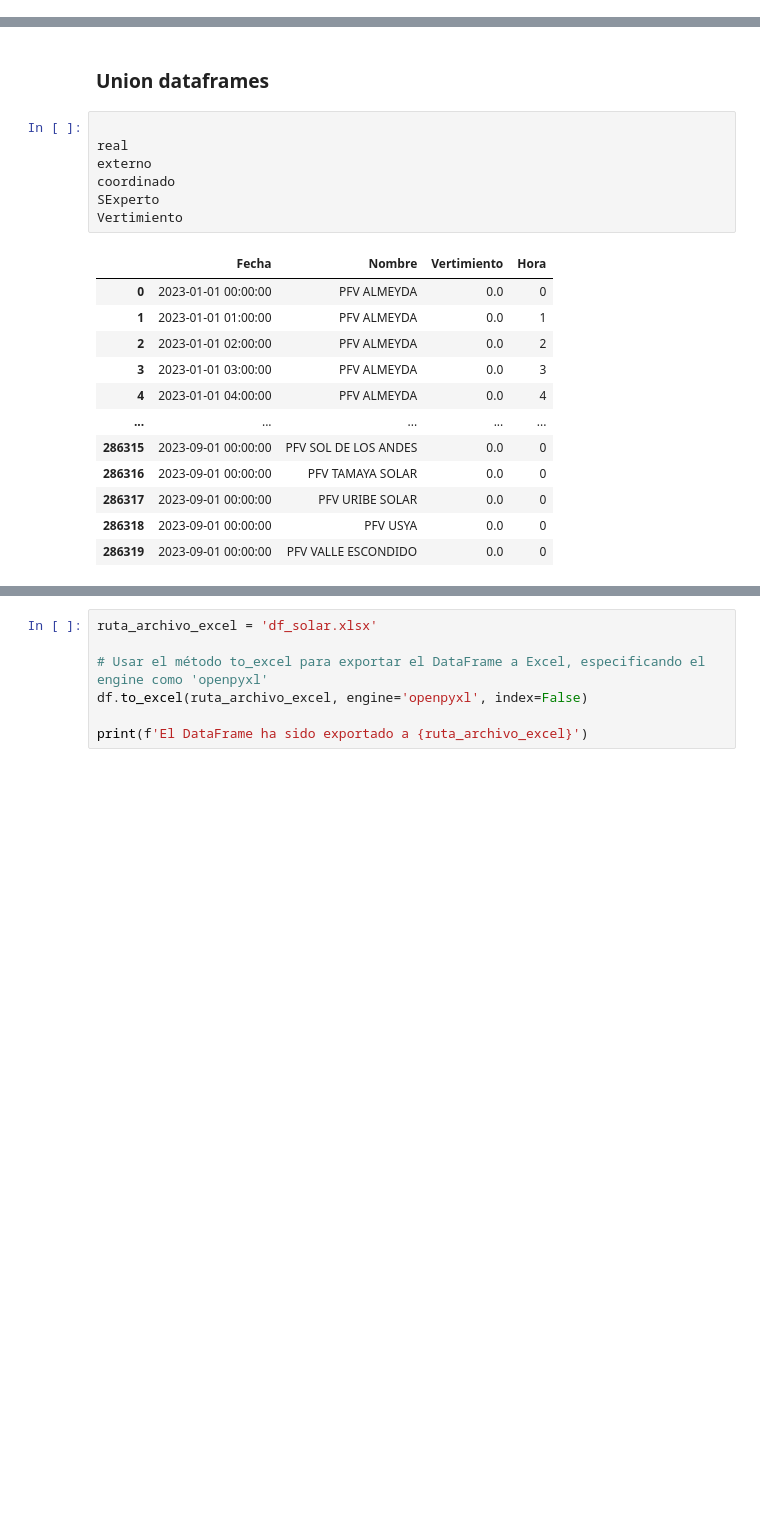
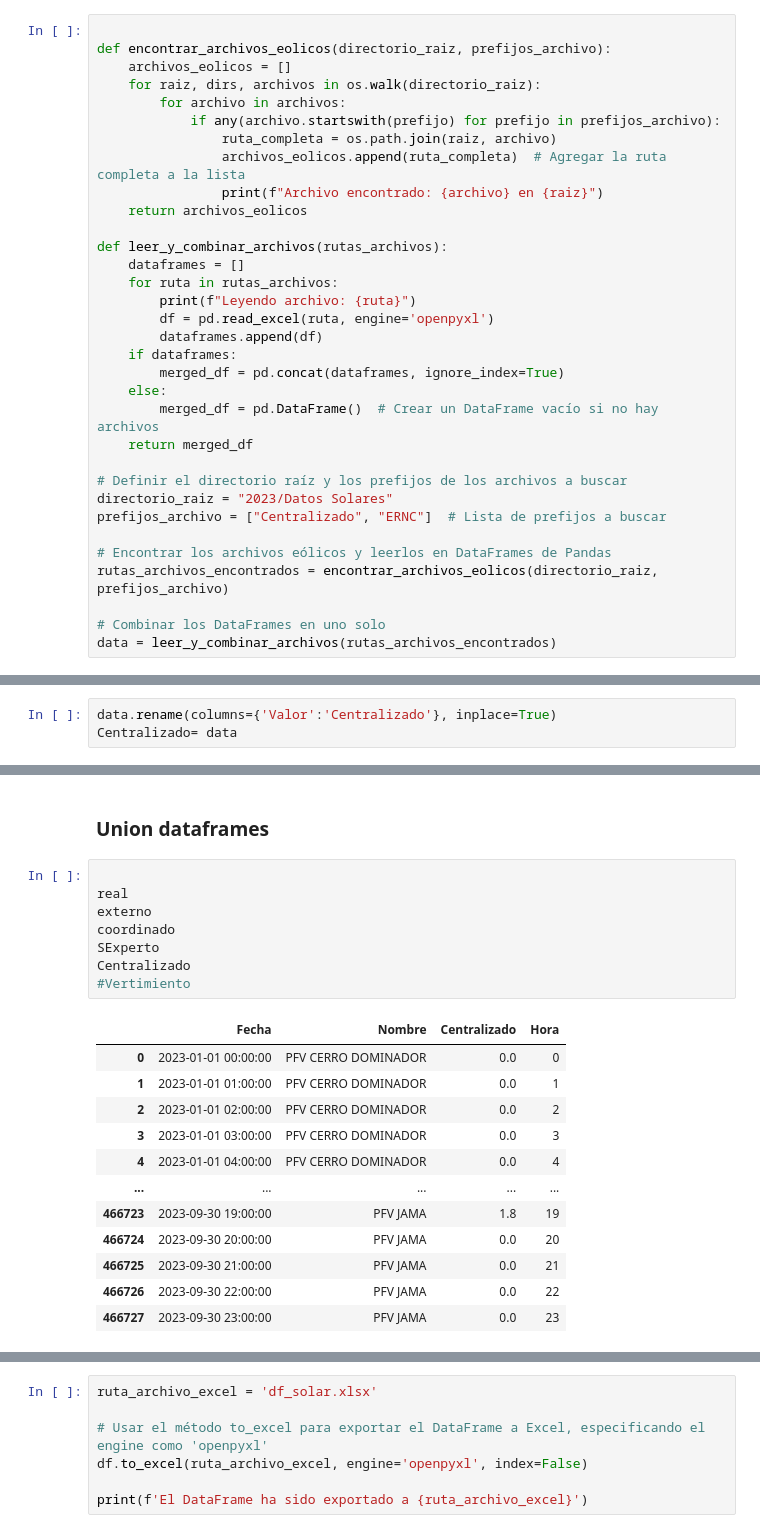
Before and after one commit to Ismael-Rods/Memoria, a Jupyter notebook: Recopilacion_datos.ipynb, the cells around one changed output, grey strips where cells are left out. Cells and saved outputs as stored; diff of their text form; blank space fills up the shorter version.

```diff
--- a/Recopilacion_datos.ipynb
+++ b/Recopilacion_datos.ipynb
@@ -681,0 +684,33 @@ Name: SExperto, dtype: float64
+# %%
+
+def encontrar_archivos_eolicos(directorio_raiz, prefijos_archivo):
+    archivos_eolicos = []
+    for raiz, dirs, archivos in os.walk(directorio_raiz):
+        for archivo in archivos:
+            if any(archivo.startswith(prefijo) for prefijo in prefijos_archivo):
+                ruta_completa = os.path.join(raiz, archivo)
+                archivos_eolicos.append(ruta_completa)  # Agregar la ruta completa a la lista
+                print(f"Archivo encontrado: {archivo} en {raiz}")
+    return archivos_eolicos
+
+def leer_y_combinar_archivos(rutas_archivos):
+    dataframes = []
+    for ruta in rutas_archivos:
+        print(f"Leyendo archivo: {ruta}")
+        df = pd.read_excel(ruta, engine='openpyxl')
+        dataframes.append(df)
+    if dataframes:
+        merged_df = pd.concat(dataframes, ignore_index=True)
+    else:
+        merged_df = pd.DataFrame()  # Crear un DataFrame vacío si no hay archivos
+    return merged_df
+
+# Definir el directorio raíz y los prefijos de los archivos a buscar
+directorio_raiz = "2023/Datos Solares"
+prefijos_archivo = ["Centralizado", "ERNC"]  # Lista de prefijos a buscar
+
+# Encontrar los archivos eólicos y leerlos en DataFrames de Pandas
+rutas_archivos_encontrados = encontrar_archivos_eolicos(directorio_raiz, prefijos_archivo)
+
+# Combinar los DataFrames en uno solo
+data = leer_y_combinar_archivos(rutas_archivos_encontrados)
@@ -681,0 +751,3 @@ Name: SExperto, dtype: float64
+# %%
+data.rename(columns={'Valor':'Centralizado'}, inplace=True)
+Centralizado= data
@@ -820,20 +944,21 @@ Name: Vertimiento, dtype: float64
 # %%
 
 real
 externo
 coordinado
 SExperto
-Vertimiento
+Centralizado
+#Vertimiento
 # %% [output]
-|  | Fecha | Nombre | Vertimiento | Hora |
-| 0 | 2023-01-01 00:00:00 | PFV ALMEYDA | 0.0 | 0 |
-| 1 | 2023-01-01 01:00:00 | PFV ALMEYDA | 0.0 | 1 |
-| 2 | 2023-01-01 02:00:00 | PFV ALMEYDA | 0.0 | 2 |
-| 3 | 2023-01-01 03:00:00 | PFV ALMEYDA | 0.0 | 3 |
-| 4 | 2023-01-01 04:00:00 | PFV ALMEYDA | 0.0 | 4 |
+|  | Fecha | Nombre | Centralizado | Hora |
+| 0 | 2023-01-01 00:00:00 | PFV CERRO DOMINADOR | 0.0 | 0 |
+| 1 | 2023-01-01 01:00:00 | PFV CERRO DOMINADOR | 0.0 | 1 |
+| 2 | 2023-01-01 02:00:00 | PFV CERRO DOMINADOR | 0.0 | 2 |
+| 3 | 2023-01-01 03:00:00 | PFV CERRO DOMINADOR | 0.0 | 3 |
+| 4 | 2023-01-01 04:00:00 | PFV CERRO DOMINADOR | 0.0 | 4 |
 | ... | ... | ... | ... | ... |
-| 286315 | 2023-09-01 00:00:00 | PFV SOL DE LOS ANDES | 0.0 | 0 |
-| 286316 | 2023-09-01 00:00:00 | PFV TAMAYA SOLAR | 0.0 | 0 |
-| 286317 | 2023-09-01 00:00:00 | PFV URIBE SOLAR | 0.0 | 0 |
-| 286318 | 2023-09-01 00:00:00 | PFV USYA | 0.0 | 0 |
-| 286319 | 2023-09-01 00:00:00 | PFV VALLE ESCONDIDO | 0.0 | 0 |
+| 466723 | 2023-09-30 19:00:00 | PFV JAMA | 1.8 | 19 |
+| 466724 | 2023-09-30 20:00:00 | PFV JAMA | 0.0 | 20 |
+| 466725 | 2023-09-30 21:00:00 | PFV JAMA | 0.0 | 21 |
+| 466726 | 2023-09-30 22:00:00 | PFV JAMA | 0.0 | 22 |
+| 466727 | 2023-09-30 23:00:00 | PFV JAMA | 0.0 | 23 |
```
Also changed, not shown: parts of 24 cells of this notebook, 15 other files.
